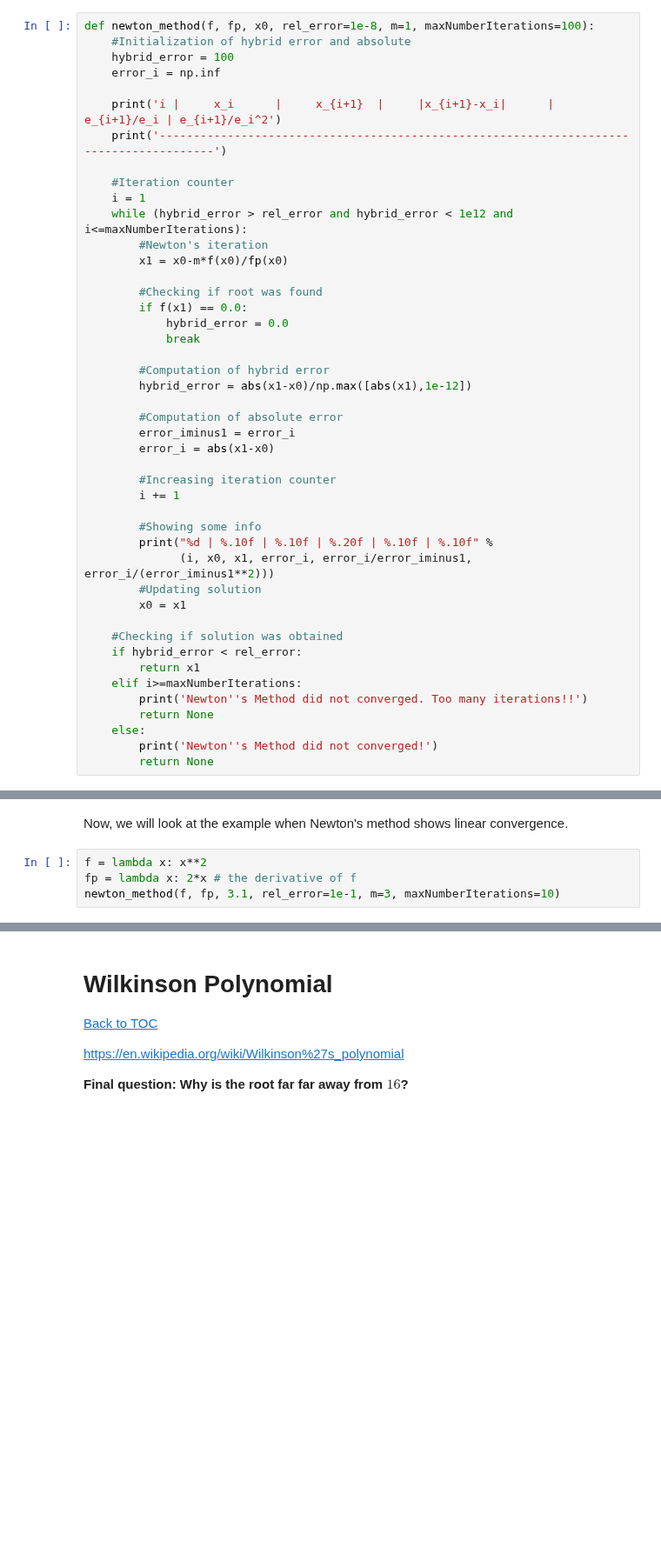
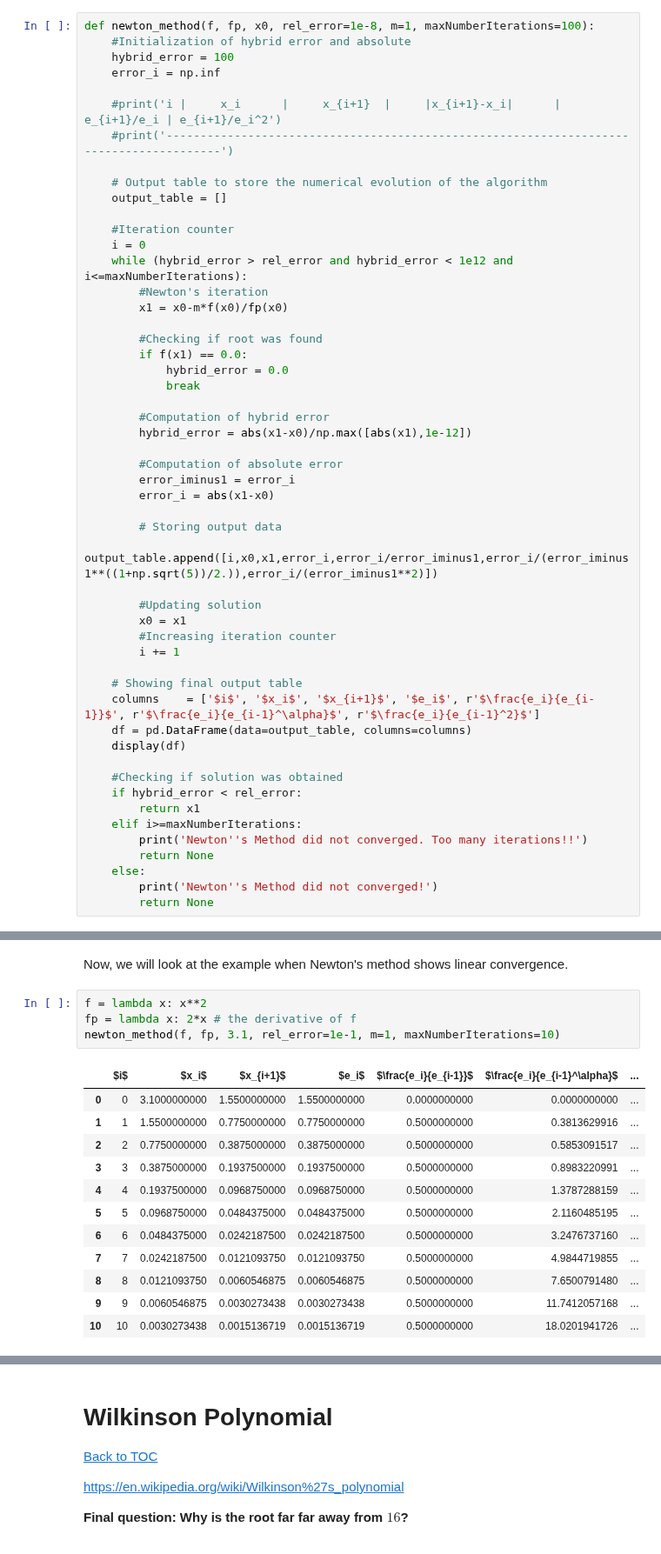
Before and after one commit to tclaudioe/Scientific-Computing, a Jupyter notebook: SC1v2/03_roots_of_1D_equations.ipynb, the cells around one changed output, grey strips where cells are left out. Shown at 87% size. Cells and saved outputs as stored; diff of their text form; blank space fills up the shorter version.

```diff
--- a/SC1v2/03_roots_of_1D_equations.ipynb
+++ b/SC1v2/03_roots_of_1D_equations.ipynb
@@ -485,11 +503,14 @@ def newton_method(f, fp, x0, rel_error=1e-8, m=1, maxNumberIterations=100):
     hybrid_error = 100
     error_i = np.inf
 
-    print('i |     x_i      |     x_{i+1}  |     |x_{i+1}-x_i|      |  e_{i+1}/e_i | e_{i+1}/e_i^2')
-    print('----------------------------------------------------------------------------------------')
+    #print('i |     x_i      |     x_{i+1}  |     |x_{i+1}-x_i|      |  e_{i+1}/e_i | e_{i+1}/e_i^2')
+    #print('----------------------------------------------------------------------------------------')
+
+    # Output table to store the numerical evolution of the algorithm
+    output_table = []
 
     #Iteration counter
-    i = 1
+    i = 0
     while (hybrid_error > rel_error and hybrid_error < 1e12 and i<=maxNumberIterations):
         #Newton's iteration
         x1 = x0-m*f(x0)/fp(x0)
@@ -506,14 +527,18 @@ def newton_method(f, fp, x0, rel_error=1e-8, m=1, maxNumberIterations=100):
         error_iminus1 = error_i
         error_i = abs(x1-x0)
 
+        # Storing output data
+        output_table.append([i,x0,x1,error_i,error_i/error_iminus1,error_i/(error_iminus1**((1+np.sqrt(5))/2.)),error_i/(error_iminus1**2)])
+
+        #Updating solution
+        x0 = x1
         #Increasing iteration counter
         i += 1
 
-        #Showing some info
-        print("%d | %.10f | %.10f | %.20f | %.10f | %.10f" %
-              (i, x0, x1, error_i, error_i/error_iminus1, error_i/(error_iminus1**2)))
-        #Updating solution
-        x0 = x1
+    # Showing final output table
+    columns    = ['$i$', '$x_i$', '$x_{i+1}$', '$e_i$', r'$\frac{e_i}{e_{i-1}}$', r'$\frac{e_i}{e_{i-1}^\alpha}$', r'$\frac{e_i}{e_{i-1}^2}$']
+    df = pd.DataFrame(data=output_table, columns=columns)
+    display(df)
 
     #Checking if solution was obtained
     if hybrid_error < rel_error:
@@ -545,5 +569,17 @@ Now, we will look at the example when Newton's method shows linear convergence.
 # %%
 f = lambda x: x**2
 fp = lambda x: 2*x # the derivative of f
-newton_method(f, fp, 3.1, rel_error=1e-1, m=3, maxNumberIterations=10)
+newton_method(f, fp, 3.1, rel_error=1e-1, m=1, maxNumberIterations=10)
 # %% [output]
+|  | $i$ | $x_i$ | $x_{i+1}$ | $e_i$ | $\frac{e_i}{e_{i-1}}$ | $\frac{e_i}{e_{i-1}^\alpha}$ | ... |
+| 0 | 0 | 3.1000000000 | 1.5500000000 | 1.5500000000 | 0.0000000000 | 0.0000000000 | ... |
+| 1 | 1 | 1.5500000000 | 0.7750000000 | 0.7750000000 | 0.5000000000 | 0.3813629916 | ... |
+| 2 | 2 | 0.7750000000 | 0.3875000000 | 0.3875000000 | 0.5000000000 | 0.5853091517 | ... |
+| 3 | 3 | 0.3875000000 | 0.1937500000 | 0.1937500000 | 0.5000000000 | 0.8983220991 | ... |
+| 4 | 4 | 0.1937500000 | 0.0968750000 | 0.0968750000 | 0.5000000000 | 1.3787288159 | ... |
+| 5 | 5 | 0.0968750000 | 0.0484375000 | 0.0484375000 | 0.5000000000 | 2.1160485195 | ... |
+| 6 | 6 | 0.0484375000 | 0.0242187500 | 0.0242187500 | 0.5000000000 | 3.2476737160 | ... |
+| 7 | 7 | 0.0242187500 | 0.0121093750 | 0.0121093750 | 0.5000000000 | 4.9844719855 | ... |
+| 8 | 8 | 0.0121093750 | 0.0060546875 | 0.0060546875 | 0.5000000000 | 7.6500791480 | ... |
+| 9 | 9 | 0.0060546875 | 0.0030273438 | 0.0030273438 | 0.5000000000 | 11.7412057168 | ... |
+| 10 | 10 | 0.0030273438 | 0.0015136719 | 0.0015136719 | 0.5000000000 | 18.0201941726 | ... |
```
Also changed, not shown: parts of 20 cells of this notebook, 1 other file.
